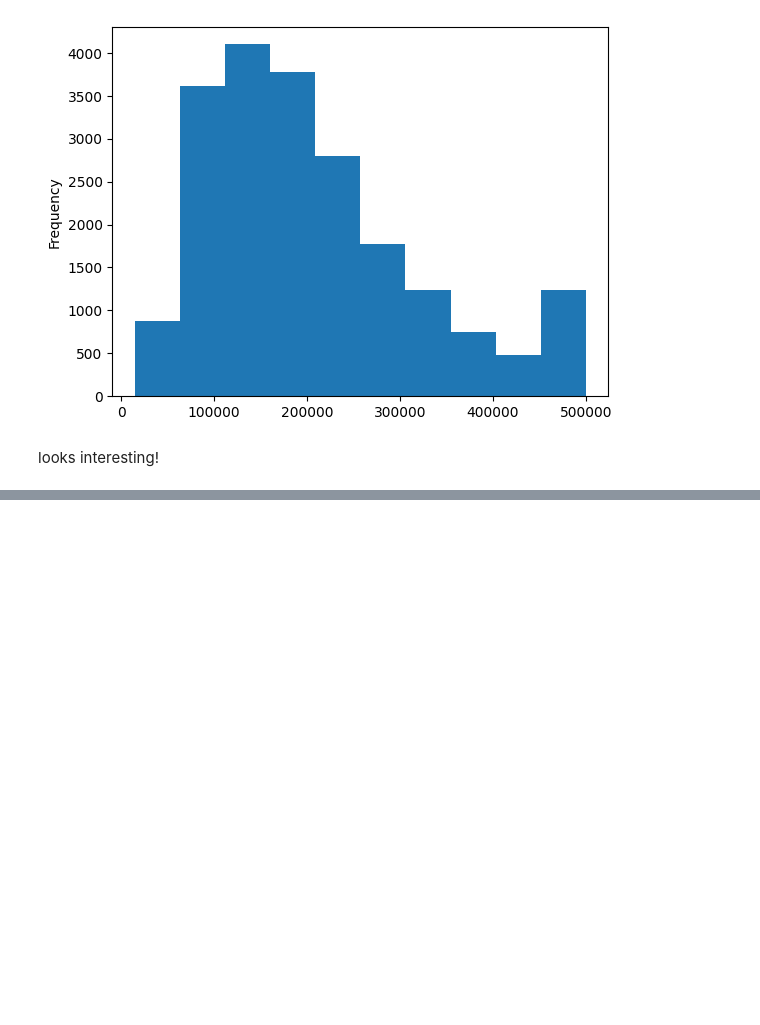
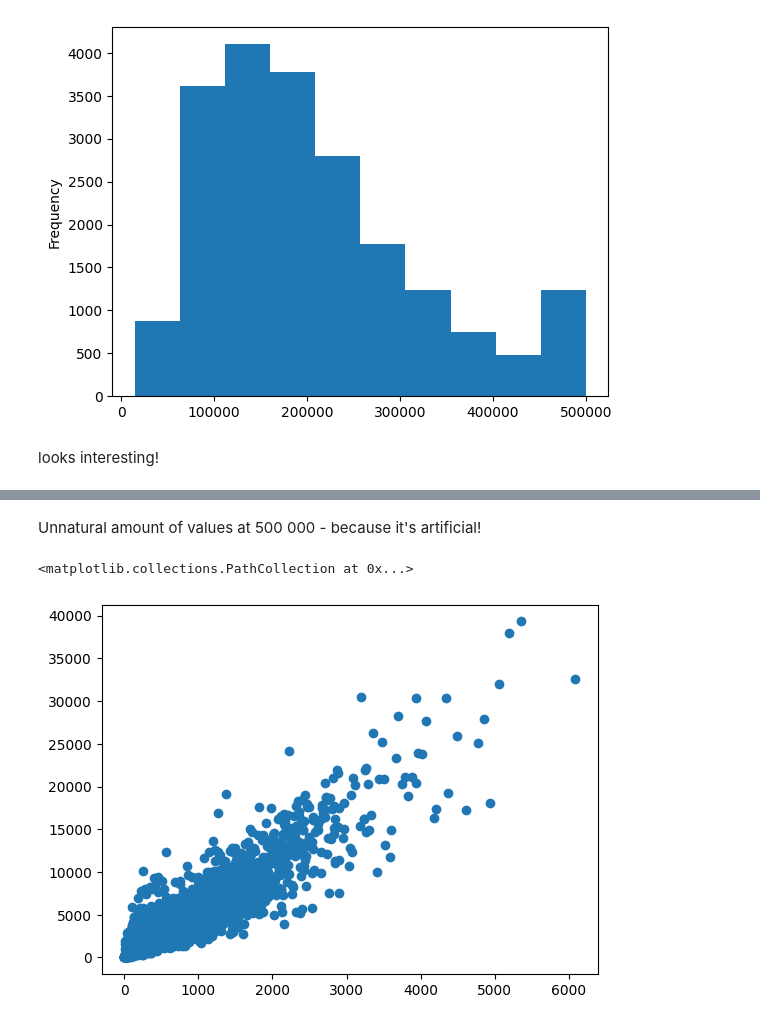
Before and after one commit to JuliaMoa/Labb-statistiska-metoder, a Jupyter notebook: eda.ipynb, the cells around one changed output, grey strips where cells are left out. Cells and saved outputs as stored; diff of their text form; code cells hidden in the pictures; blank space fills up the shorter version.

```diff
--- a/eda.ipynb
+++ b/eda.ipynb
@@ -109,0 +175,7 @@ looks interesting!
+# %% [markdown]
+Unnatural amount of values at 500 000 - because it's artificial!
+# %%
+plt.scatter(df["households"], df["total_rooms"])
+# %% [output]
+<matplotlib.collections.PathCollection at 0x...>
+[figure, added]
```
Also changed, not shown: parts of 7 cells of this notebook, 1 other file.
